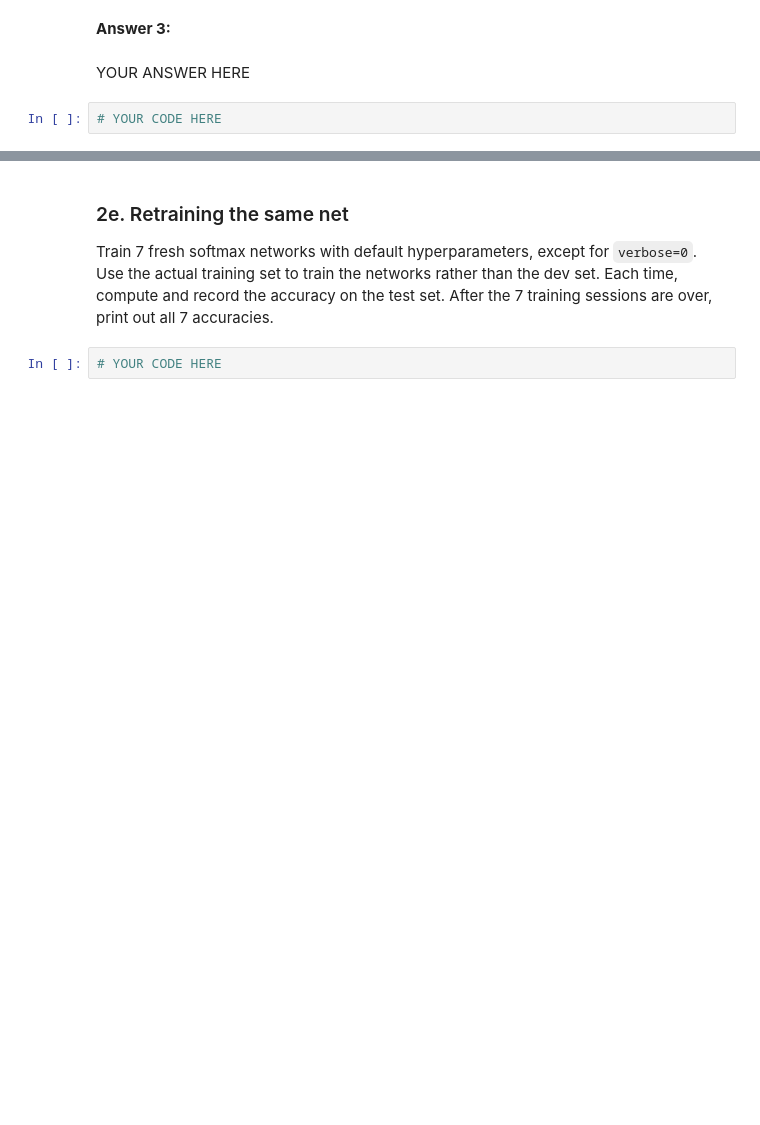
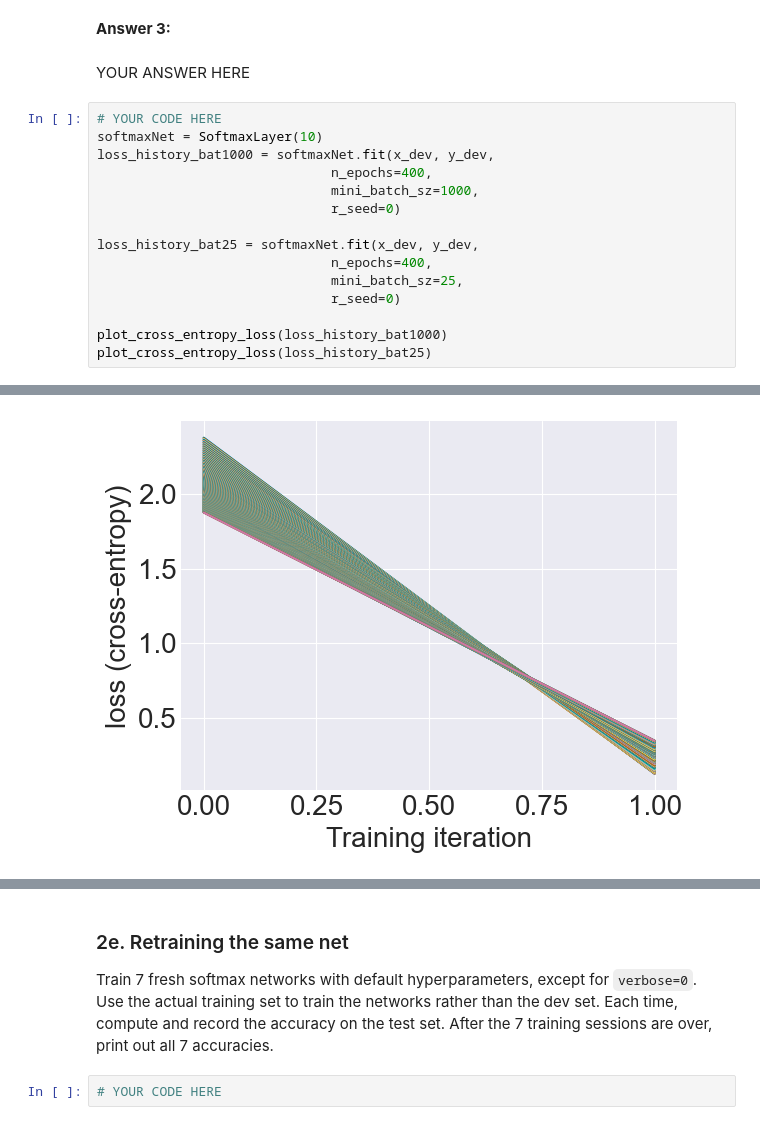
Before and after one commit to sampolz/Neural-Networks, a Jupyter notebook: Project 2/softmax_layer.ipynb, the cells around one changed output, grey strips where cells are left out. Drawn from its saved outputs; the diff is of its cells as text; blank space fills up the shorter version.

```diff
--- a/Project 2/softmax_layer.ipynb
+++ b/Project 2/softmax_layer.ipynb
@@ -262,5 +262,19 @@ Epoch 300/400 - loss: 2.2883 - acc: 0.3640
 **Answer 3:**
 # %% [markdown]
 YOUR ANSWER HERE
-# %%
-# YOUR CODE HERE
+# %%
+# YOUR CODE HERE
+softmaxNet = SoftmaxLayer(10)
+loss_history_bat1000 = softmaxNet.fit(x_dev, y_dev,
+                              n_epochs=400,
+                              mini_batch_sz=1000,
+                              r_seed=0)
+
+loss_history_bat25 = softmaxNet.fit(x_dev, y_dev,
+                              n_epochs=400,
+                              mini_batch_sz=25,
+                              r_seed=0)
+
+plot_cross_entropy_loss(loss_history_bat1000)
+plot_cross_entropy_loss(loss_history_bat25)
+# %% [output]
@@ -266,0 +289 @@ YOUR ANSWER HERE
+[figure, added]
```
Also changed, not shown: parts of 1 cell of this notebook.
